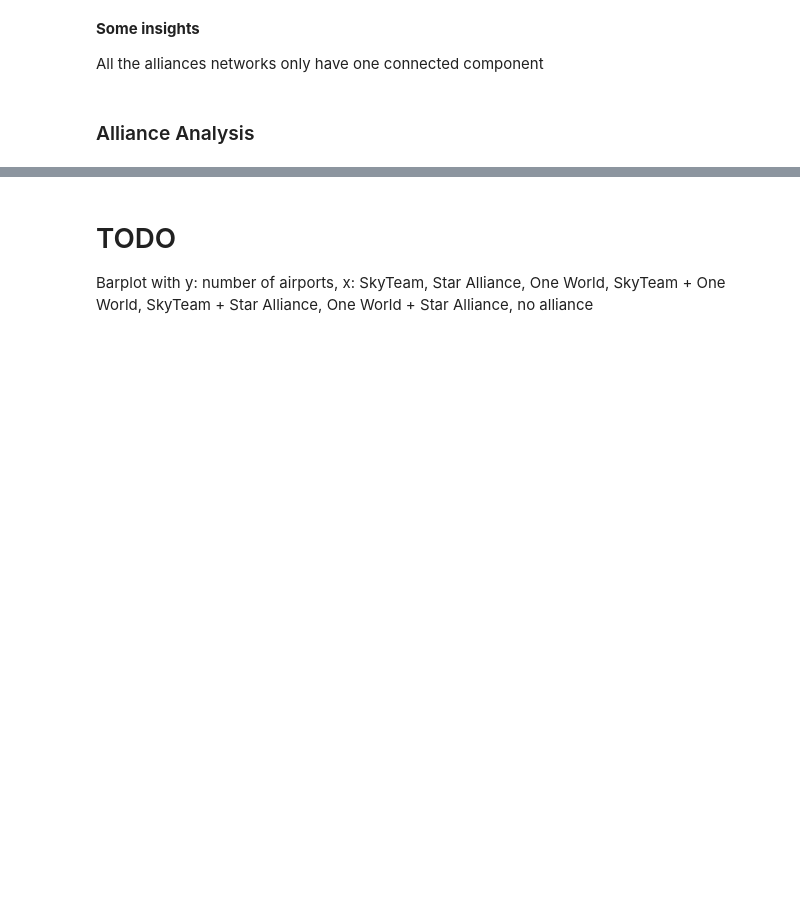
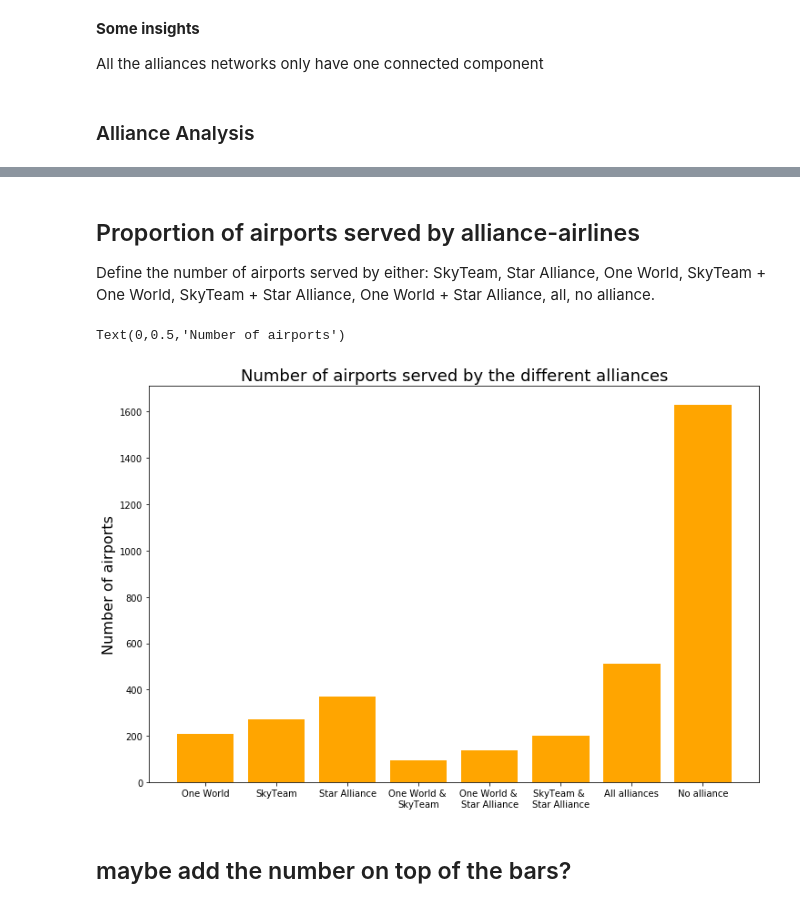
Before and after one commit to nicolasFontbonne/Project_ntds, a Jupyter notebook: main_marie.ipynb, the cells around one changed output, grey strips where cells are left out. Cells and saved outputs as stored; diff of their text form; code cells hidden in the pictures; blank space fills up the shorter version.

```diff
--- a/main_marie.ipynb
+++ b/main_marie.ipynb
@@ -377,3 +402,39 @@ Average clustering coefficient:  0.5019078464790793
 # %% [markdown]
-# TODO
-Barplot with y: number of airports, x: SkyTeam, Star Alliance, One World, SkyTeam + One World, SkyTeam + Star Alliance, One World + Star Alliance, no alliance
+## Proportion of airports served by alliance-airlines
+
+Define the number of airports served by either: SkyTeam, Star Alliance, One World, SkyTeam + One World, SkyTeam + Star Alliance, One World + Star Alliance, all, no alliance.
+# %%
+def airport_vector(A):
+    '''Function that given an adjacency matrix returns a binary vector with the length of the airports (nodes).
+    1 means that the node has an edge, and 0 if not.'''
+    v_airport = A.any(1).astype(int)
+    return v_airport
+# %%
+# generate unweighted adjacency matrices for the four categories
+airport_star = airport_vector(adjacency_star)
+airport_world = airport_vector(adjacency_world)
+airport_sky = airport_vector(adjacency_sky)
+airport_noall = airport_vector(adjacency[:,:,1])
+# %%
+# generate the number of airports for the seven combinations
+n_no_alliance = np.count_nonzero((airport_noall - airport_sky- airport_star - airport_world).clip(min=0))
+n_sky = np.count_nonzero((airport_sky- airport_star - airport_world).clip(min=0))
+n_star = np.count_nonzero((airport_star- airport_sky - airport_world).clip(min=0))
+n_world = np.count_nonzero((airport_world- airport_star - airport_sky).clip(min=0))
+n_sky_star = np.sum((airport_sky + airport_star - airport_world) == 2)
+n_sky_world = np.sum((airport_sky - airport_star + airport_world) == 2)
+n_world_star = np.sum((airport_world + airport_star - airport_sky) == 2)
+n_all = np.sum((airport_sky + airport_star + airport_world) == 3)
+# %%
+n_airports = [n_world, n_sky, n_star, n_sky_world, n_world_star, n_sky_star, n_all, n_no_alliance]
+airport_label = ['One World', 'SkyTeam', 'Star Alliance', 'One World & \nSkyTeam',
+                 'One World & \nStar Alliance', 'SkyTeam & \nStar Alliance', 'All alliances', 'No alliance']
+plt.figure(figsize=(12,8))
+plt.bar(np.arange(1,9), n_airports, tick_label = airport_label, color = 'orange')
+plt.title('Number of airports served by the different alliances', fontsize = 18)
+plt.ylabel('Number of airports', fontsize =  16)
+# %% [output]
+Text(0,0.5,'Number of airports')
+[figure, added]
+# %% [markdown]
+## maybe add the number on top of the bars?
```
Also changed, not shown: parts of 20 cells of this notebook, 1 other file.
